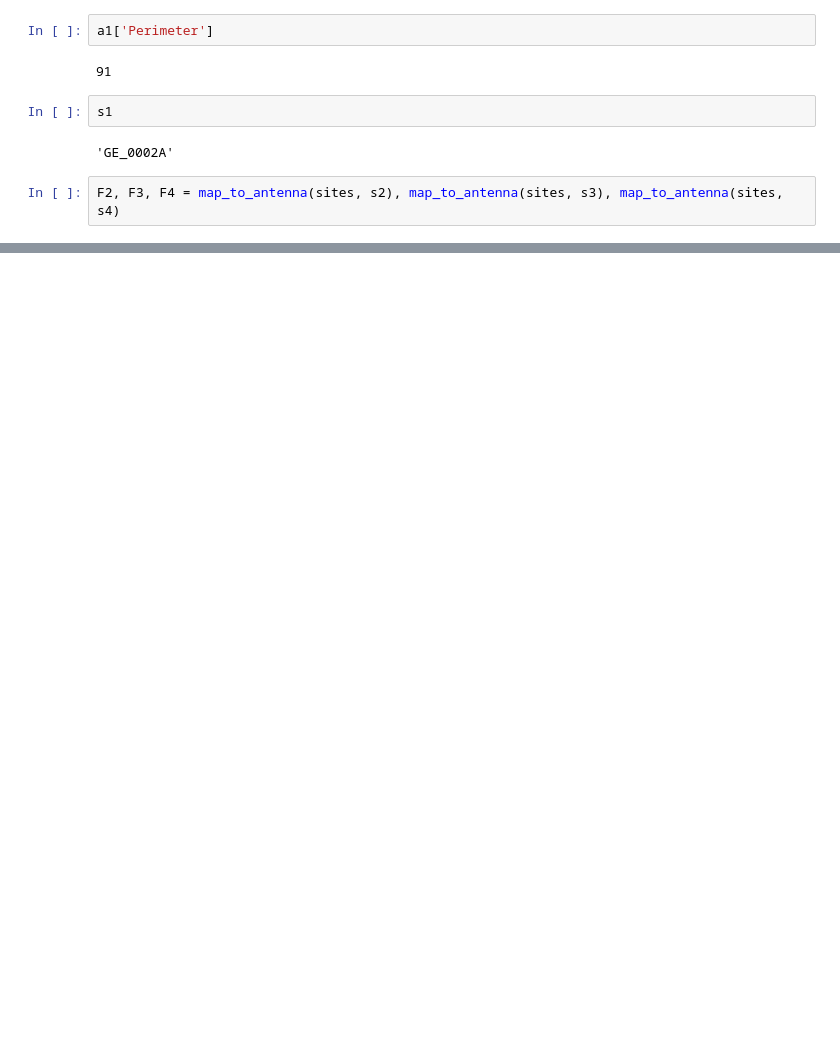
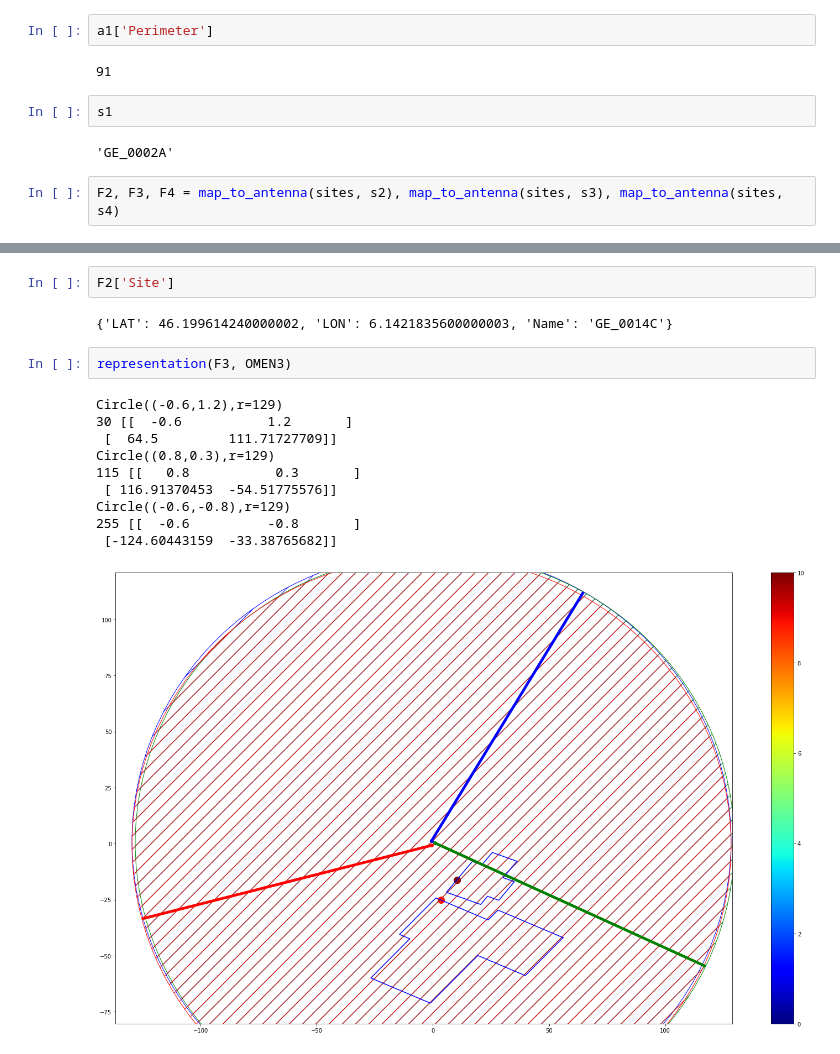
Before and after one commit to VincentMatthys/OMEN, a Jupyter notebook: Visualisation.ipynb, the cells around one changed output, grey strips where cells are left out. Cells and saved outputs as stored; diff of their text form; blank space fills up the shorter version.

```diff
--- a/Visualisation.ipynb
+++ b/Visualisation.ipynb
@@ -654,0 +809,17 @@ SyntaxError: invalid syntax (<ipython-input-643-f3123101641d>, line 1)
+# %%
+F2['Site']
+# %% [output]
+{'LAT': 46.199614240000002, 'LON': 6.1421835600000003, 'Name': 'GE_0014C'}
+# %%
+representation(F3, OMEN3)
+# %% [output]
+Circle((-0.6,1.2),r=129)
+30 [[  -0.6           1.2       ]
+ [  64.5         111.71727709]]
+Circle((0.8,0.3),r=129)
+115 [[   0.8           0.3       ]
+ [ 116.91370453  -54.51775576]]
+Circle((-0.6,-0.8),r=129)
+255 [[  -0.6          -0.8       ]
+ [-124.60443159  -33.38765682]]
+[figure, added]
```
Also changed, not shown: parts of 21 cells of this notebook, 5 other files.
